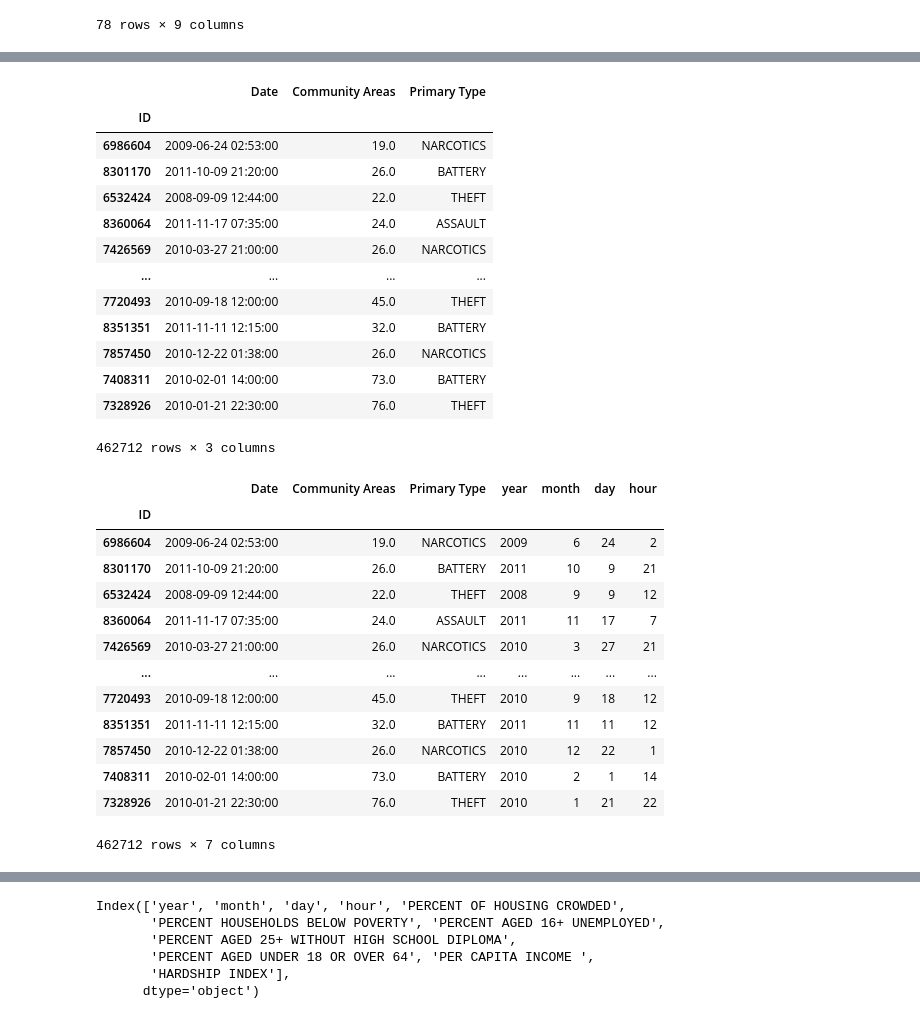
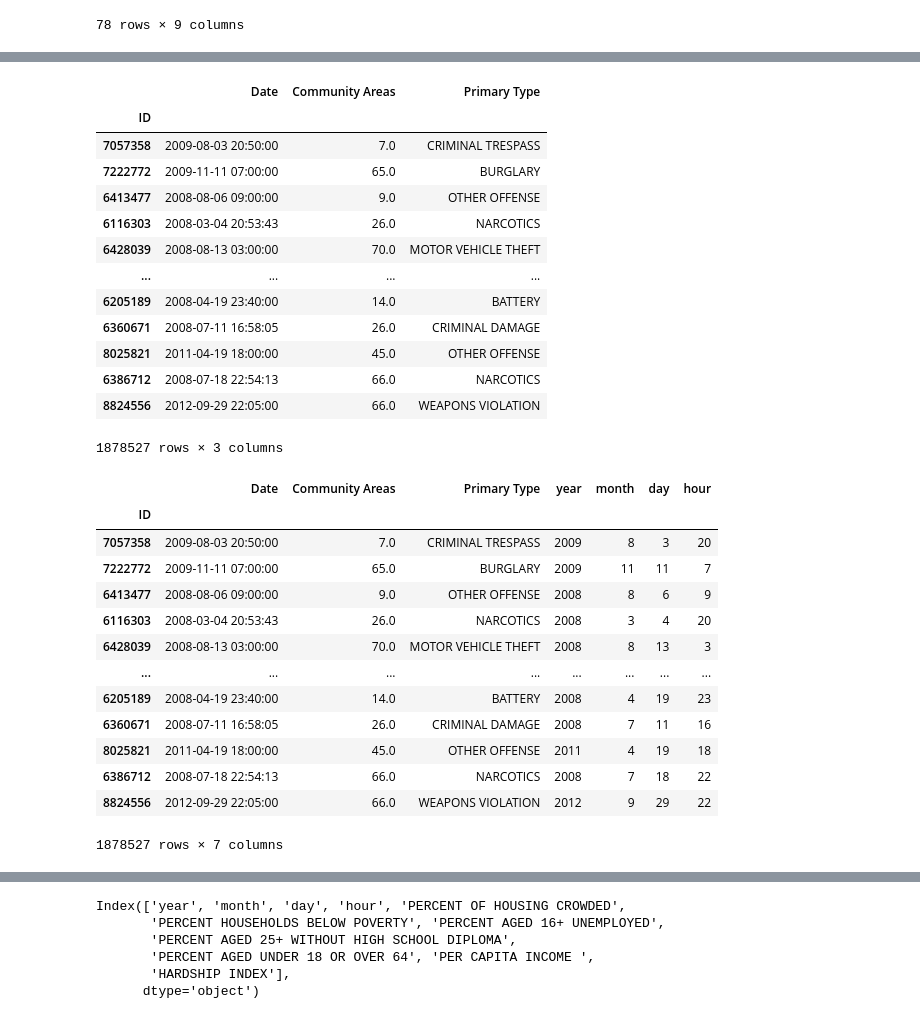
Before and after one commit to RuzikHan/DeepLearningProject2021, a Jupyter notebook: main.ipynb, the cells around one changed output, grey strips where cells are left out. Saved outputs shown, nothing was run; the diff lists cells and outputs as text; code cells hidden in the pictures.

```diff
--- a/main.ipynb
+++ b/main.ipynb
@@ -55,7 +56,7 @@ drive.mount('/content/gdrive')
 # %% [output]
 Mounted at /content/gdrive
 # %%
-df_crime = pd.read_csv('gdrive/MyDrive/Colab Notebooks/crime.csv', index_col=0)
-df_crime['Date'] = df_crime['Date'].apply(lambda x: datetime.datetime.strptime(x, "%m/%d/%Y %I:%M:%S %p" ))
+df_crime = pd.read_csv('gdrive/MyDrive/Colab Notebooks/chicago_sampled_data.csv', index_col=0)
+df_crime['Date'] = df_crime['Date'].apply(lambda x: datetime.datetime.strptime(x, "%Y-%m-%d %H:%M:%S" ))
 df_crime
 # %% [output]
@@ -112,23 +148,22 @@ df_crime_short
 # %%
-# change train/test data size
-data_coef = 0.3
-data = df_crime_short[['Date', 'Community Areas', 'Primary Type']].sample(int(df_crime_short.shape[0]*data_coef))
+data_coef = 1
+data = df_crime[['Date', 'Community Areas', 'Primary Type']].sample(int(df_crime.shape[0]*data_coef))
 data
 # %% [output]
 |  | Date | Community Areas | Primary Type |
 | ID |  |  |  |
-| 6986604 | 2009-06-24 02:53:00 | 19.0 | NARCOTICS |
-| 8301170 | 2011-10-09 21:20:00 | 26.0 | BATTERY |
-| 6532424 | 2008-09-09 12:44:00 | 22.0 | THEFT |
-| 8360064 | 2011-11-17 07:35:00 | 24.0 | ASSAULT |
-| 7426569 | 2010-03-27 21:00:00 | 26.0 | NARCOTICS |
+| 7057358 | 2009-08-03 20:50:00 | 7.0 | CRIMINAL TRESPASS |
+| 7222772 | 2009-11-11 07:00:00 | 65.0 | BURGLARY |
+| 6413477 | 2008-08-06 09:00:00 | 9.0 | OTHER OFFENSE |
+| 6116303 | 2008-03-04 20:53:43 | 26.0 | NARCOTICS |
+| 6428039 | 2008-08-13 03:00:00 | 70.0 | MOTOR VEHICLE THEFT |
 | ... | ... | ... | ... |
-| 7720493 | 2010-09-18 12:00:00 | 45.0 | THEFT |
-| 8351351 | 2011-11-11 12:15:00 | 32.0 | BATTERY |
-| 7857450 | 2010-12-22 01:38:00 | 26.0 | NARCOTICS |
-| 7408311 | 2010-02-01 14:00:00 | 73.0 | BATTERY |
-| 7328926 | 2010-01-21 22:30:00 | 76.0 | THEFT |
+| 6205189 | 2008-04-19 23:40:00 | 14.0 | BATTERY |
+| 6360671 | 2008-07-11 16:58:05 | 26.0 | CRIMINAL DAMAGE |
+| 8025821 | 2011-04-19 18:00:00 | 45.0 | OTHER OFFENSE |
+| 6386712 | 2008-07-18 22:54:13 | 66.0 | NARCOTICS |
+| 8824556 | 2012-09-29 22:05:00 | 66.0 | WEAPONS VIOLATION |
-462712 rows × 3 columns
+1878527 rows × 3 columns
 # %%
 data['year'] = data['Date'].apply(lambda x: x.year)
 data['month'] = data['Date'].apply(lambda x: x.month)
@@ -138,18 +173,18 @@ data
 # %% [output]
 |  | Date | Community Areas | Primary Type | year | month | day | hour |
 | ID |  |  |  |  |  |  |  |
-| 6986604 | 2009-06-24 02:53:00 | 19.0 | NARCOTICS | 2009 | 6 | 24 | 2 |
-| 8301170 | 2011-10-09 21:20:00 | 26.0 | BATTERY | 2011 | 10 | 9 | 21 |
-| 6532424 | 2008-09-09 12:44:00 | 22.0 | THEFT | 2008 | 9 | 9 | 12 |
-| 8360064 | 2011-11-17 07:35:00 | 24.0 | ASSAULT | 2011 | 11 | 17 | 7 |
-| 7426569 | 2010-03-27 21:00:00 | 26.0 | NARCOTICS | 2010 | 3 | 27 | 21 |
+| 7057358 | 2009-08-03 20:50:00 | 7.0 | CRIMINAL TRESPASS | 2009 | 8 | 3 | 20 |
+| 7222772 | 2009-11-11 07:00:00 | 65.0 | BURGLARY | 2009 | 11 | 11 | 7 |
+| 6413477 | 2008-08-06 09:00:00 | 9.0 | OTHER OFFENSE | 2008 | 8 | 6 | 9 |
+| 6116303 | 2008-03-04 20:53:43 | 26.0 | NARCOTICS | 2008 | 3 | 4 | 20 |
+| 6428039 | 2008-08-13 03:00:00 | 70.0 | MOTOR VEHICLE THEFT | 2008 | 8 | 13 | 3 |
 | ... | ... | ... | ... | ... | ... | ... | ... |
-| 7720493 | 2010-09-18 12:00:00 | 45.0 | THEFT | 2010 | 9 | 18 | 12 |
-| 8351351 | 2011-11-11 12:15:00 | 32.0 | BATTERY | 2011 | 11 | 11 | 12 |
-| 7857450 | 2010-12-22 01:38:00 | 26.0 | NARCOTICS | 2010 | 12 | 22 | 1 |
-| 7408311 | 2010-02-01 14:00:00 | 73.0 | BATTERY | 2010 | 2 | 1 | 14 |
-| 7328926 | 2010-01-21 22:30:00 | 76.0 | THEFT | 2010 | 1 | 21 | 22 |
+| 6205189 | 2008-04-19 23:40:00 | 14.0 | BATTERY | 2008 | 4 | 19 | 23 |
+| 6360671 | 2008-07-11 16:58:05 | 26.0 | CRIMINAL DAMAGE | 2008 | 7 | 11 | 16 |
+| 8025821 | 2011-04-19 18:00:00 | 45.0 | OTHER OFFENSE | 2011 | 4 | 19 | 18 |
+| 6386712 | 2008-07-18 22:54:13 | 66.0 | NARCOTICS | 2008 | 7 | 18 | 22 |
+| 8824556 | 2012-09-29 22:05:00 | 66.0 | WEAPONS VIOLATION | 2012 | 9 | 29 | 22 |
-462712 rows × 7 columns
+1878527 rows × 7 columns
 # %%
 data = data.dropna()
 data['Community Areas'] = data['Community Areas'].apply(lambda x: int(x))
```
Also changed, not shown: parts of 32 cells of this notebook, 1 other file.
